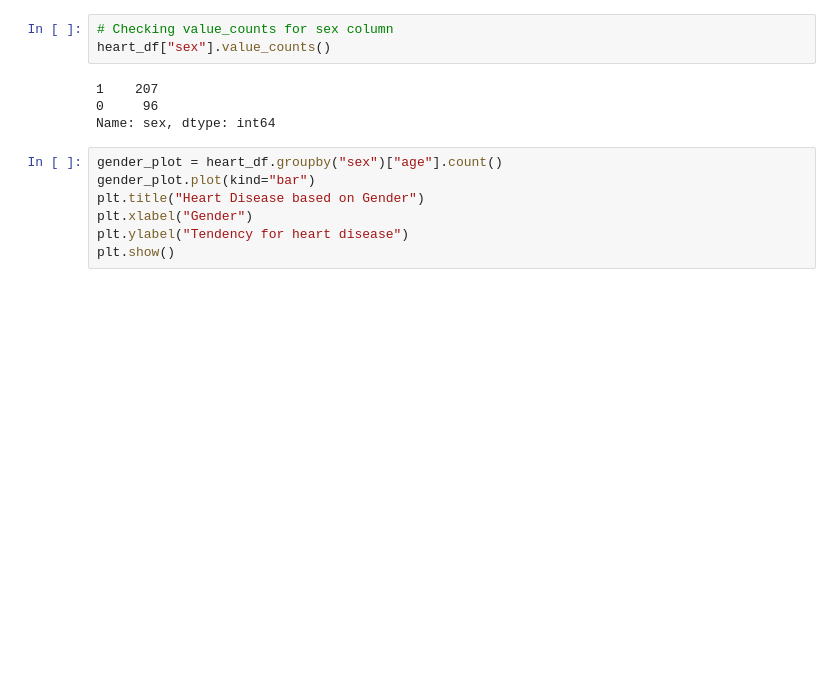
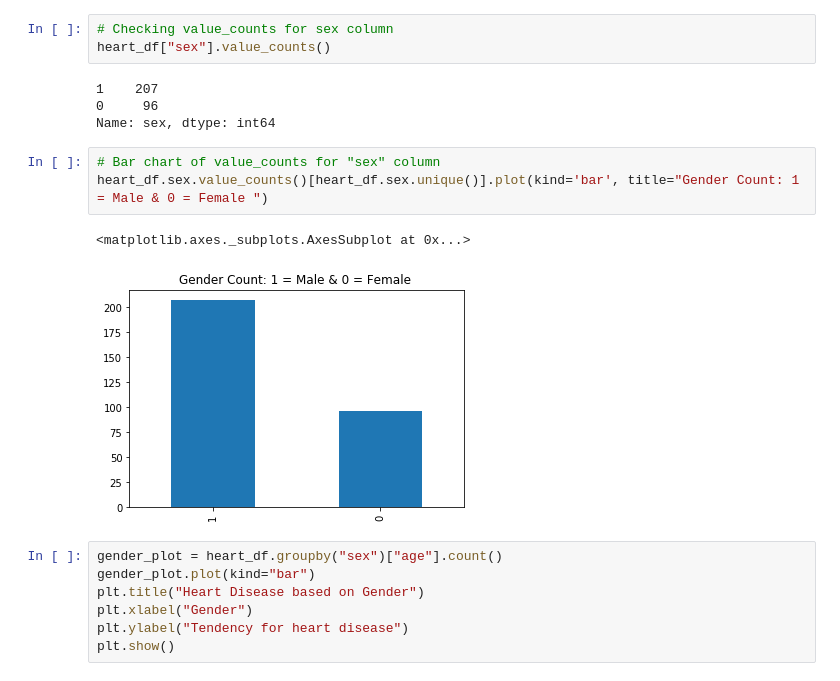
Before and after one commit to SandraBotica/ML_Project_4, a Jupyter notebook: heart_ML.ipynb, the cells around one changed output. Cells and saved outputs as stored; diff of their text form; blank space fills up the shorter version.

```diff
--- a/heart_ML.ipynb
+++ b/heart_ML.ipynb
@@ -105,6 +111,12 @@ heart_df["sex"].value_counts()
 1    207
 0     96
 Name: sex, dtype: int64
+# %%
+# Bar chart of value_counts for "sex" column
+heart_df.sex.value_counts()[heart_df.sex.unique()].plot(kind='bar', title="Gender Count: 1 = Male & 0 = Female ")
+# %% [output]
+<matplotlib.axes._subplots.AxesSubplot at 0x...>
+[figure, added]
 # %%
 gender_plot = heart_df.groupby("sex")["age"].count()
 gender_plot.plot(kind="bar")
```
Also changed, not shown: parts of 41 cells of this notebook.
